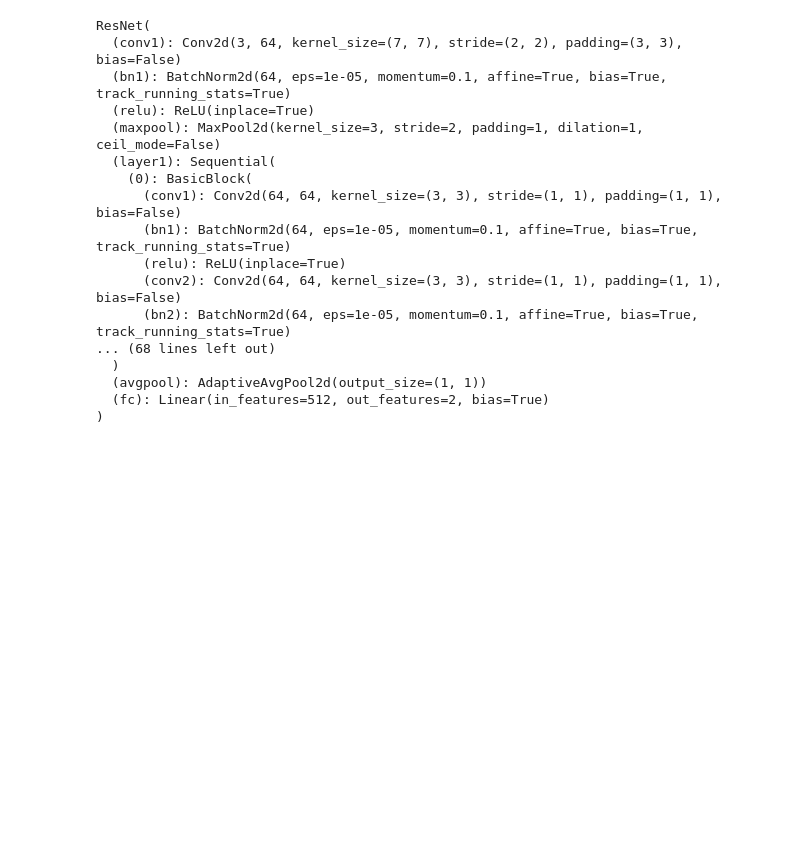
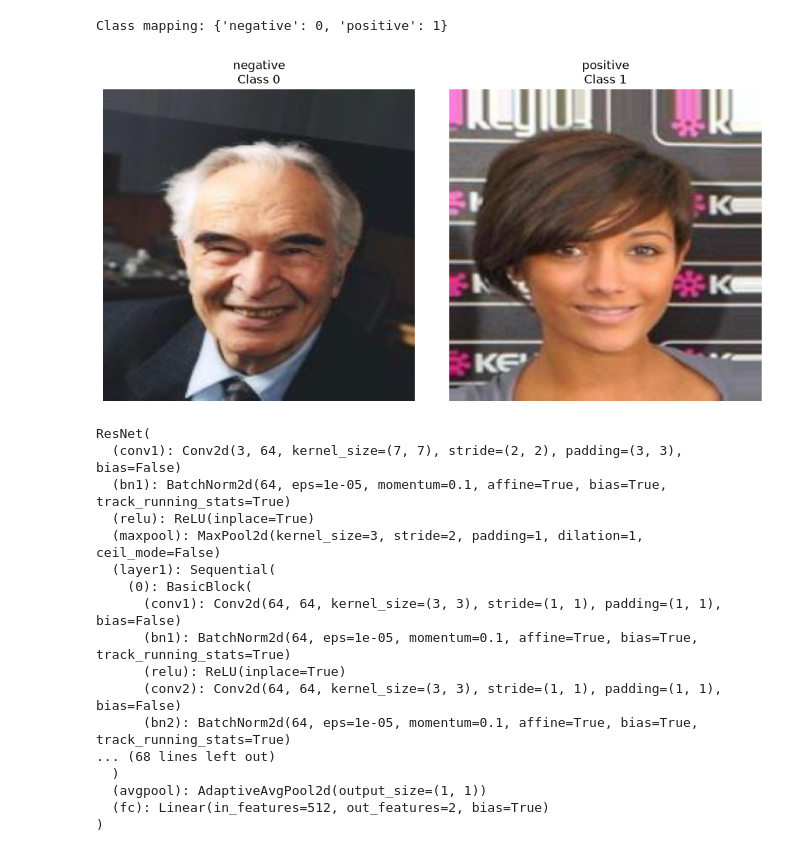
Before and after one commit to tritinvo18/ai_auditing, a Jupyter notebook: case3_improved.ipynb, the cells around one changed output. Saved outputs shown, nothing was run; the diff lists cells and outputs as text; code cells hidden in the pictures; blank space fills up the shorter version.

```diff
--- a/case3_improved.ipynb
+++ b/case3_improved.ipynb
@@ -19,3 +23,29 @@ Using device: cpu
+# %%
+# Check class names and corresponding indices
+print("Class mapping:",test_internal_dataset.class_to_idx)
+
+# Display one sample image from each class
+fig,axes=plt.subplots(1,len(test_internal_dataset.classes),figsize=(10,5))
+
+for class_idx,class_name in enumerate(test_internal_dataset.classes):
+    # Find the first sample belonging to this class
+    sample_idx=test_internal_dataset.targets.index(class_idx)
+    image,label=test_internal_dataset[sample_idx]
+
+    # Reverse ImageNet normalization for visualization
+    image=image.cpu().numpy().transpose(1,2,0)
+    image=image*np.array(audit_utils.imagenet_stds)+np.array(audit_utils.imagenet_means)
+    image=np.clip(image,0,1)
+
+    axes[class_idx].imshow(image)
+    axes[class_idx].set_title(f"{class_name}\nClass {class_idx}")
+    axes[class_idx].axis("off")
+
+plt.tight_layout()
+plt.show()
+# %% [output]
+Class mapping: {'negative': 0, 'positive': 1}
+[figure, added]
 # %%
 resnet_frozen = audit_utils.setup_model(2, "resnet_frozen_best_case3.pth", device)
 print(resnet_frozen)
```
Also changed, not shown: parts of 6 cells of this notebook, 16 other files.
